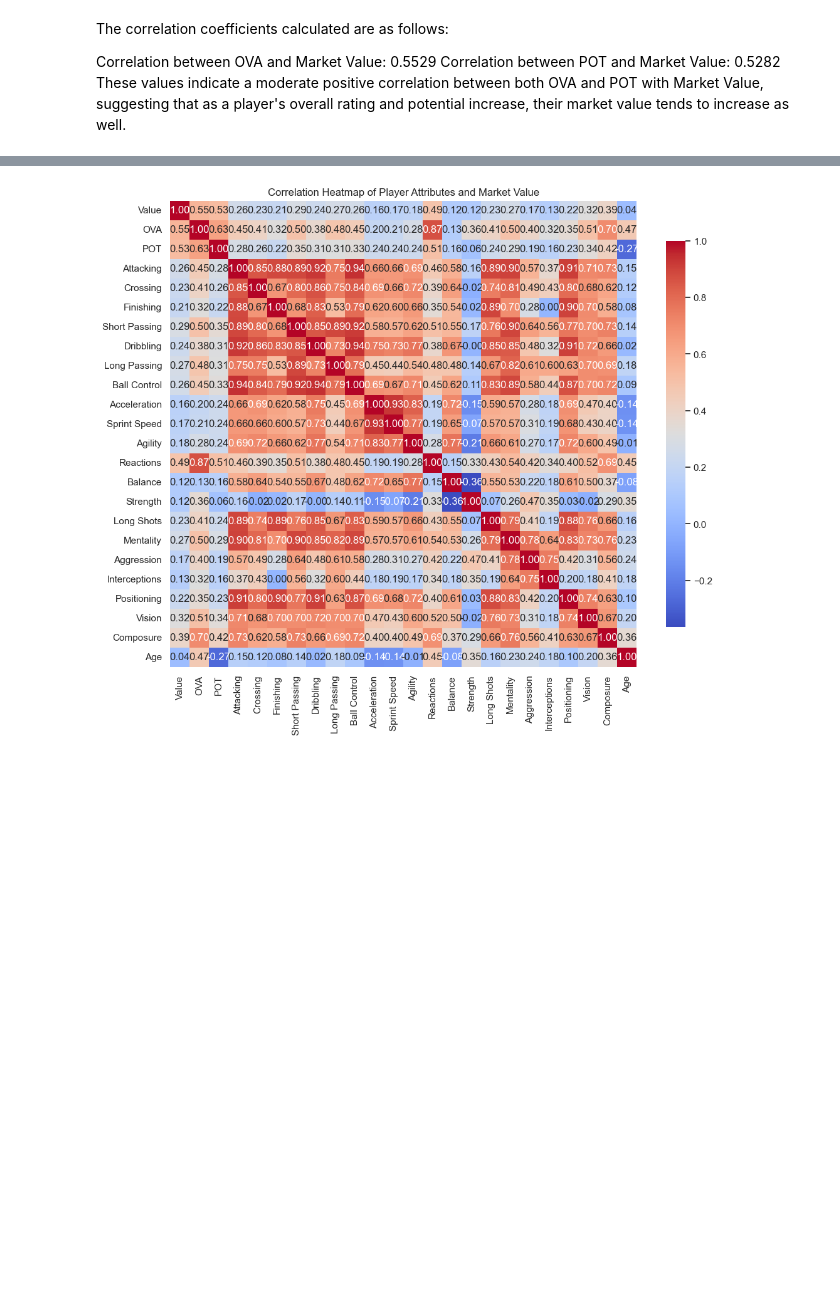
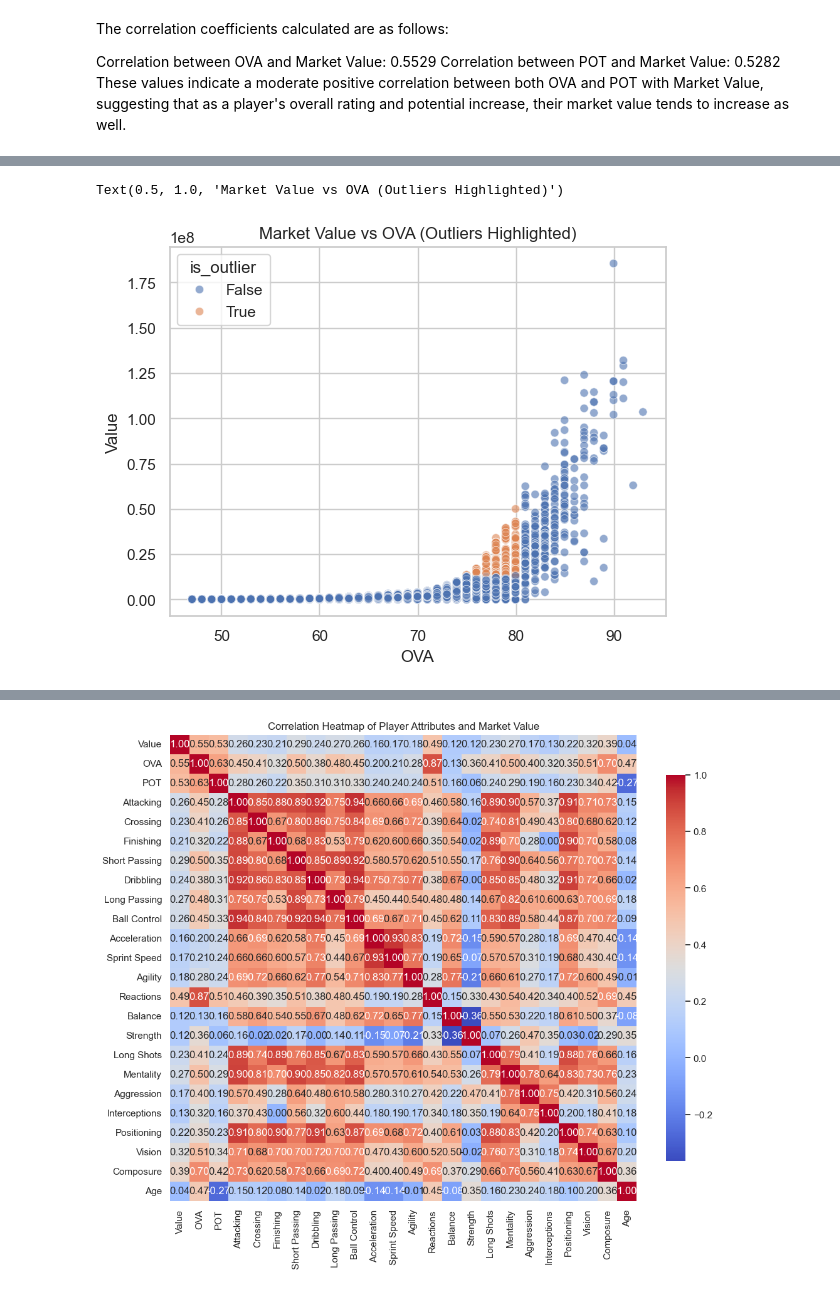
Before and after one commit to QAZYD/eda-repository, a Jupyter notebook: Untitled-1.ipynb, the cells around one changed output, grey strips where cells are left out. Drawn from its saved outputs; the diff is of its cells as text; code cells hidden in the pictures; blank space fills up the shorter version.

```diff
--- a/Untitled-1.ipynb
+++ b/Untitled-1.ipynb
@@ -932,0 +985,9 @@ These values indicate a moderate positive correlation between both OVA and POT w
+# %%
+mid_ova_df = df[(df['OVA'] >= 70) & (df['OVA'] <= 80)]
+
+Q1 = mid_ova_df['Value'].quantile(0.25)
+Q3 = mid_ova_df['Value'].quantile(0.75)
+IQR = Q3 - Q1
+
+threshold_value = Q3 + 1.5 * IQR
+print("Outlier threshold value:", threshold_value)
@@ -932,0 +1027,10 @@ These values indicate a moderate positive correlation between both OVA and POT w
+# %%
+# Add a column marking outliers
+df['is_outlier'] = (df['OVA'].between(70, 80)) & (df['Value'] > threshold_value)
+
+# Plot with color
+sns.scatterplot(data=df, x='OVA', y='Value', hue='is_outlier', alpha=0.6)
+plt.title('Market Value vs OVA (Outliers Highlighted)')
+# %% [output]
+Text(0.5, 1.0, 'Market Value vs OVA (Outliers Highlighted)')
+[figure, added]
```
Also changed, not shown: parts of 15 cells of this notebook.
